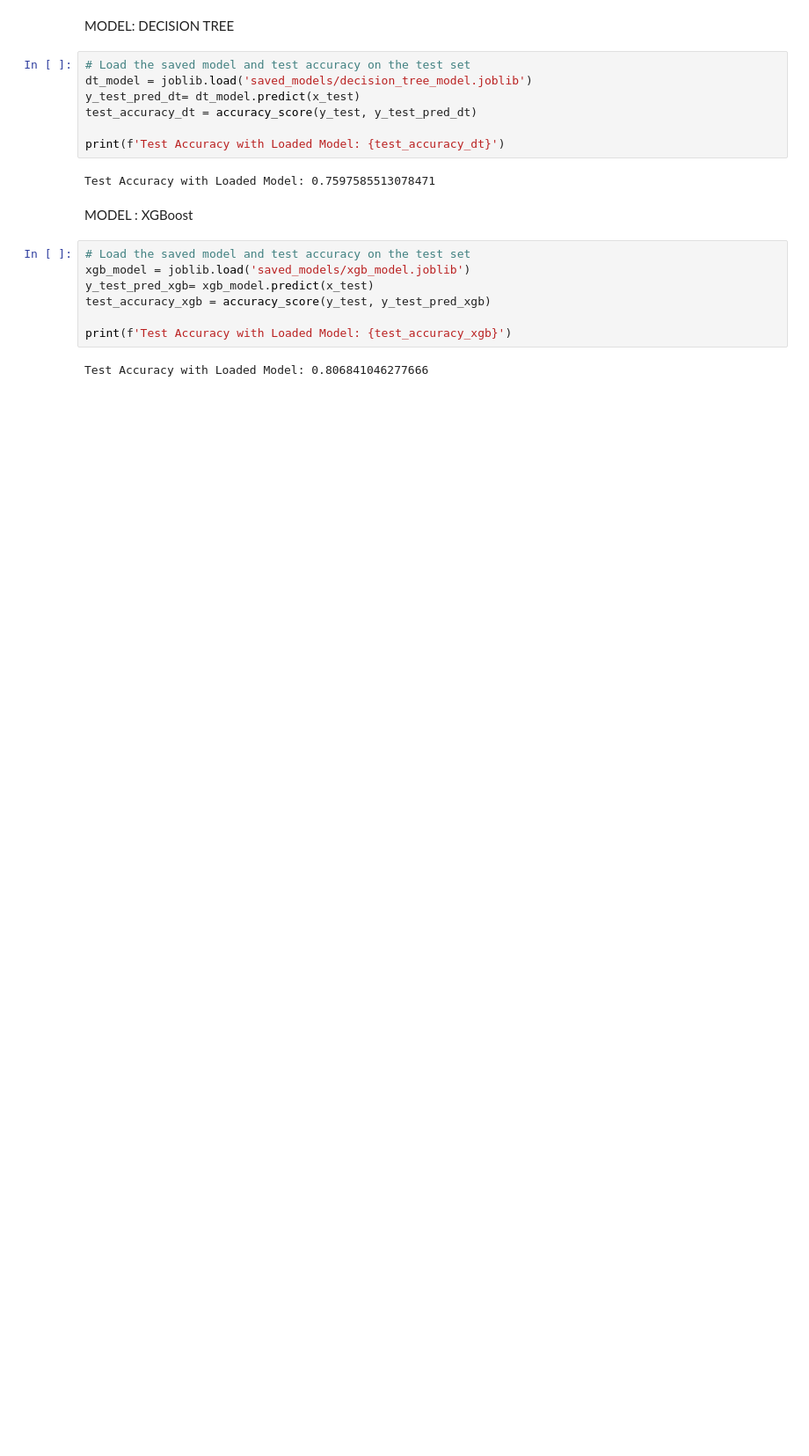
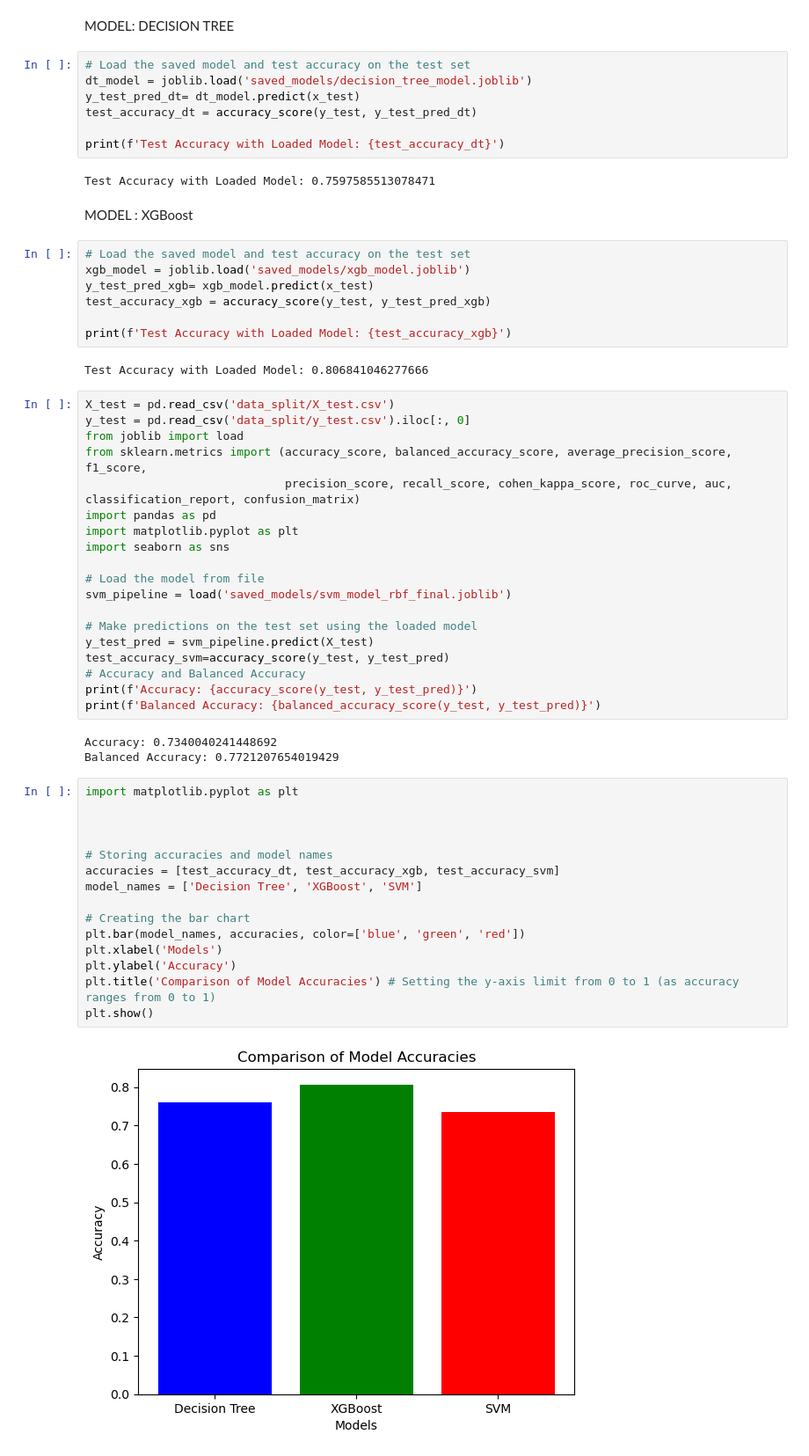
Before and after one commit to pr018gy/Air_Quality_Detection_ML, a Jupyter notebook: Modeling/ModelEvaluation.ipynb, the cells around one changed output. Shown at 88% size. Cells and saved outputs as stored; diff of their text form; blank space fills up the shorter version.

```diff
--- a/Modeling/ModelEvaluation.ipynb
+++ b/Modeling/ModelEvaluation.ipynb
@@ -28,3 +28,42 @@ test_accuracy_xgb = accuracy_score(y_test, y_test_pred_xgb)
 print(f'Test Accuracy with Loaded Model: {test_accuracy_xgb}')
 # %% [output]
 Test Accuracy with Loaded Model: 0.806841046277666
+# %%
+X_test = pd.read_csv('data_split/X_test.csv')
+y_test = pd.read_csv('data_split/y_test.csv').iloc[:, 0]
+from joblib import load
+from sklearn.metrics import (accuracy_score, balanced_accuracy_score, average_precision_score, f1_score,
+                             precision_score, recall_score, cohen_kappa_score, roc_curve, auc, classification_report, confusion_matrix)
+import pandas as pd
+import matplotlib.pyplot as plt
+import seaborn as sns
+
+# Load the model from file
+svm_pipeline = load('saved_models/svm_model_rbf_final.joblib')
+
+# Make predictions on the test set using the loaded model
+y_test_pred = svm_pipeline.predict(X_test)
+test_accuracy_svm=accuracy_score(y_test, y_test_pred)
+# Accuracy and Balanced Accuracy
+print(f'Accuracy: {accuracy_score(y_test, y_test_pred)}')
+print(f'Balanced Accuracy: {balanced_accuracy_score(y_test, y_test_pred)}')
+# %% [output]
+Accuracy: 0.7340040241448692
+Balanced Accuracy: 0.7721207654019429
+# %%
+import matplotlib.pyplot as plt
+
+
+
+# Storing accuracies and model names
+accuracies = [test_accuracy_dt, test_accuracy_xgb, test_accuracy_svm]
+model_names = ['Decision Tree', 'XGBoost', 'SVM']
+
+# Creating the bar chart
+plt.bar(model_names, accuracies, color=['blue', 'green', 'red'])
+plt.xlabel('Models')
+plt.ylabel('Accuracy')
+plt.title('Comparison of Model Accuracies') # Setting the y-axis limit from 0 to 1 (as accuracy ranges from 0 to 1)
+plt.show()
+# %% [output]
+[figure, added]
```
Also changed, not shown: parts of 5 cells of this notebook, 1 other file.
